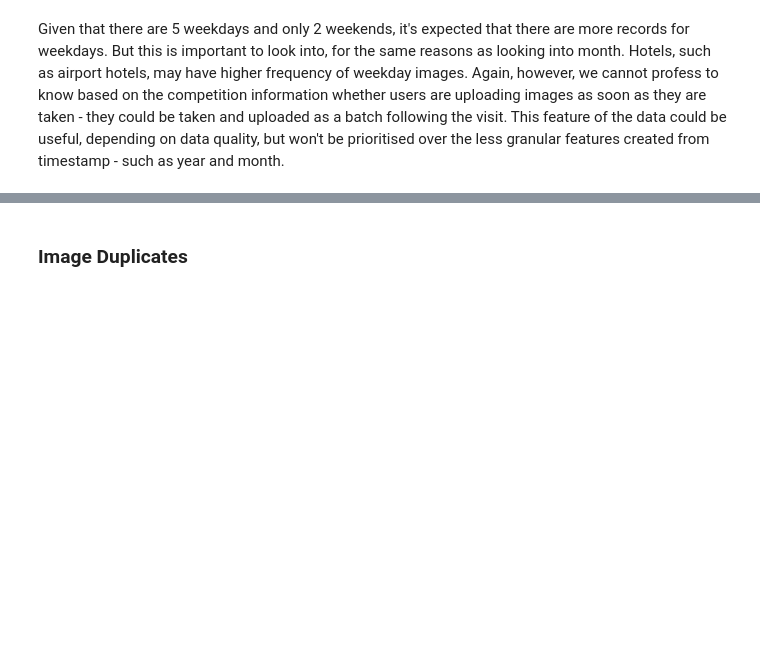
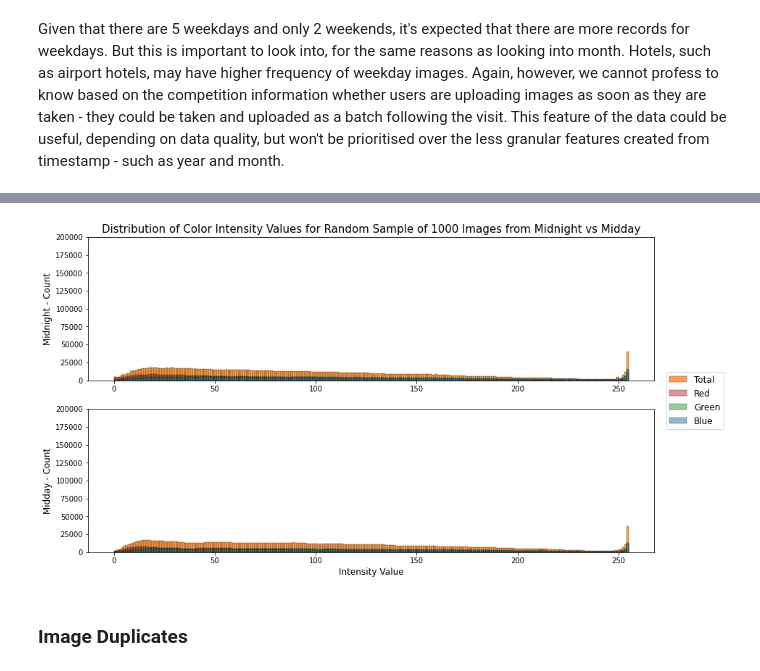
Before and after one commit to TheNerdyCat/FGVC8-Hotel-Trafficking, a Jupyter notebook: output/eda.ipynb, the cells around one changed output, grey strips where cells are left out. Cells and saved outputs as stored; diff of their text form; code cells hidden in the pictures; blank space fills up the shorter version.

```diff
--- a/output/eda.ipynb
+++ b/output/eda.ipynb
@@ -452,0 +492,90 @@ TODO:
+# %%
+# Plot all color intensities for images taken in the midnight vs midday hour
+try:
+    del image_array
+except:
+    pass
+
+# Midnight images - subset
+image_path_list_df = pd.DataFrame({"image_path": image_path_list})
+image_path_list_df["image"] = image_path_list_df["image_path"].apply(lambda x: x.split("/")[5])
+image_path_list_df = pd.merge(
+    image_path_list_df,
+    train_metadata.loc[train_metadata.hour == 0, "image"],
+    on="image"
+)
+image_path_list_midnight = list(image_path_list_df["image_path"])
+pool = multiprocessing.Pool(processes=cpus)
+image_array_midnight = np.array(pool.map(load_image, image_path_list_midnight))
+pool.close()
+pool.join()
+
+# Midday images - subset
+image_path_list_df = pd.DataFrame({"image_path": image_path_list})
+image_path_list_df["image"] = image_path_list_df["image_path"].apply(lambda x: x.split("/")[5])
+image_path_list_df = pd.merge(
+    image_path_list_df,
+    train_metadata.loc[train_metadata.hour == 12, "image"],
+    on="image"
+)
+image_path_list_midday = list(image_path_list_df["image_path"])
+pool = multiprocessing.Pool(processes=cpus)
+image_array_midday = np.array(pool.map(load_image, image_path_list_midday))
+pool.close()
+pool.join()
+
+fig, axs = plt.subplots(nrows=2)
+
+# Midnight images - plot color intensities
+image_sample = np.random.choice(image_array_midnight.shape[0], 500, replace=False)
+sns.histplot(
+    image_array_midnight[image_sample].ravel(),
+    bins = 256, color = "tab:orange", label="Total", ax=axs[0]
+)
+sns.histplot(
+    image_array_midnight[image_sample, :, :, 0].ravel(),
+    bins=256, color="tab:red", alpha=0.5, label="Red", ax=axs[0]
+)
+sns.histplot(
+    image_array_midnight[image_sample, :, :, 1].ravel(),
+    bins=256, color="tab:green", alpha=0.5, label="Green", ax=axs[0]
+)
+sns.histplot(
+    image_array_midnight[image_sample, :, :, 2].ravel(),
+    bins=256, color="tab:blue", alpha=0.5, label="Blue", ax=axs[0]
+)
+
+# Midday images - plot color intensities
+image_sample = np.random.choice(image_array_midday.shape[0], 500, replace=False)
+sns.histplot(
+    image_array_midday[image_sample].ravel(),
+    bins = 256, color = "tab:orange", ax=axs[1]
+)
+sns.histplot(
+    image_array_midday[image_sample, :, :, 0].ravel(),
+    bins=256, color="tab:red", alpha=0.5, ax=axs[1]
+)
+sns.histplot(
+    image_array_midday[image_sample, :, :, 1].ravel(),
+    bins=256, color="tab:green", alpha=0.5, ax=axs[1]
+)
+sns.histplot(
+    image_array_midday[image_sample, :, :, 2].ravel(),
+    bins=256, color="tab:blue", alpha=0.5, ax=axs[1]
+)
+
+del image_path_list_df, image_path_list_midnight, image_path_list_midday
+
+fig.legend(fontsize=12, loc="right")
+axs[0].set_title(
+    "Distribution of Color Intensity Values for Random Sample of 1000 Images from Midnight vs Midday",
+    fontsize=15
+)
+axs[0].set_ylabel("Midnight - Count", fontsize=12)
+axs[0].set_ylim([0, 200000])
+axs[1].set_ylabel("Midday - Count", fontsize=12)
+axs[1].set_xlabel("Intensity Value", fontsize=12)
+axs[1].set_ylim([0, 200000])
+plt.show()
+# %% [output]
+[figure, added]
```
Also changed, not shown: parts of 36 cells of this notebook.
